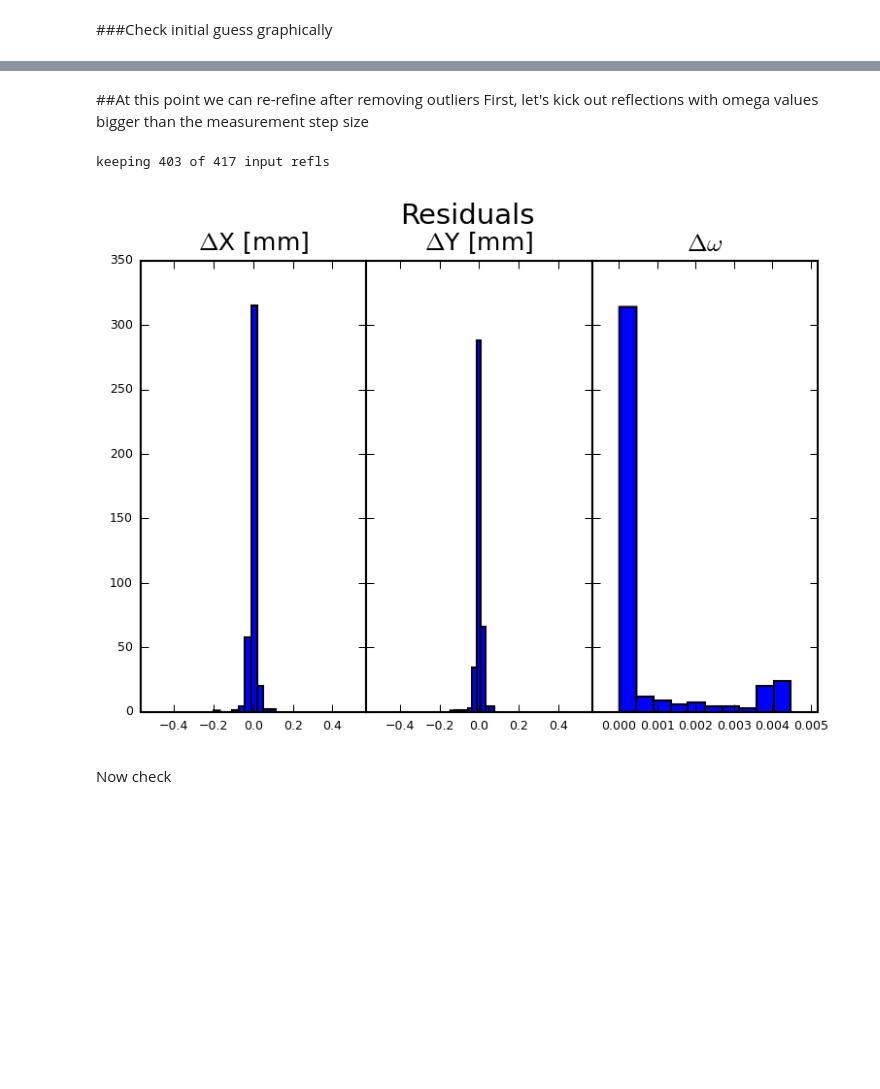
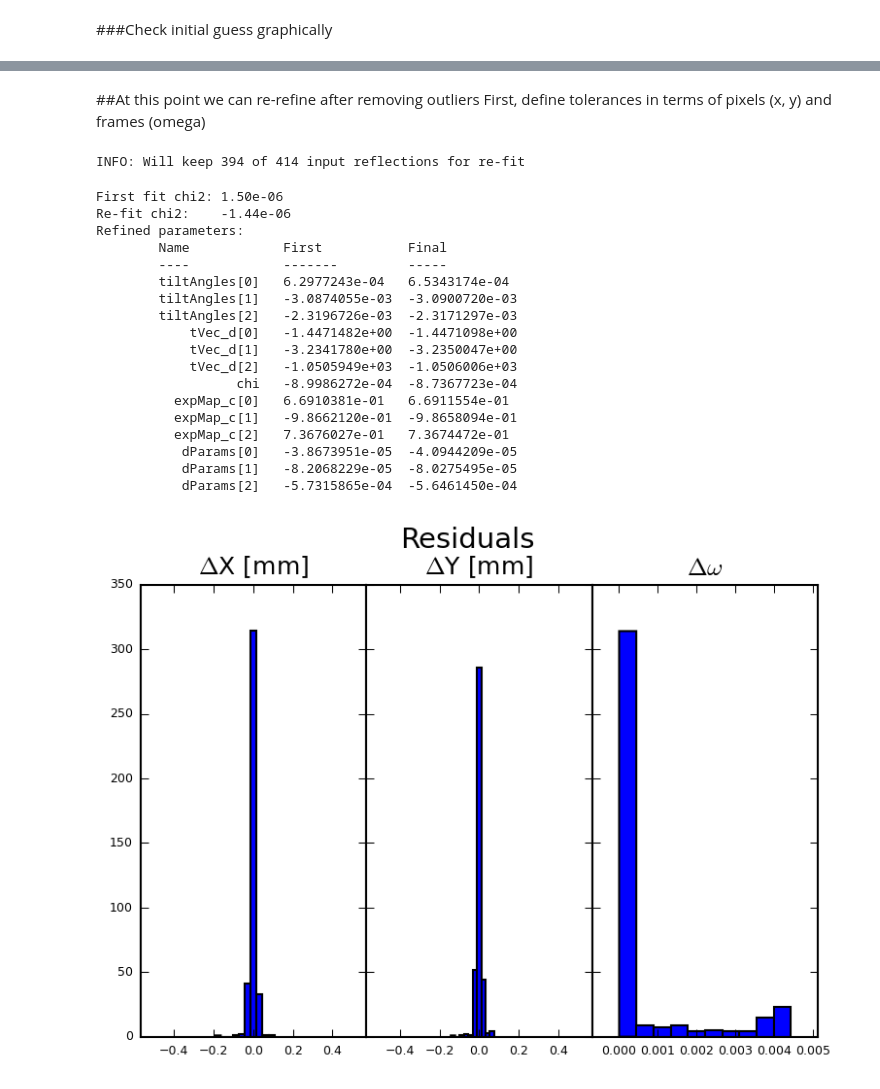
Before and after one commit to praxes/hexrd, a Jupyter notebook: share/calibrate_from_single_crystal.ipynb, the cells around one changed output, grey strips where cells are left out. Saved outputs shown, nothing was run; the diff lists cells and outputs as text; code cells hidden in the pictures; blank space fills up the shorter version.

```diff
--- a/share/calibrate_from_single_crystal.ipynb
+++ b/share/calibrate_from_single_crystal.ipynb
@@ -401,27 +550,33 @@ Refined parameters:
 # %% [markdown]
 ##At this point we can re-refine after removing outliers
-First, let's kick out reflections with omega values bigger than the measurement step size
+First, define tolerances in terms of pixels (x, y) and frames (omega)
+# %%
+n_pixels_tol = 1.0
+n_frames_tol = 1.0
+
+# define difference vectors for spot fits
+x_diff = abs(xyo_det[:, 0] - xyo_f[:, 0])
+y_diff = abs(xyo_det[:, 1] - xyo_f[:, 1])
+ome_diff = r2d*xf.angularDifference(xyo_det[:, 2], xyo_f[:, 2])
+
+# filter out reflections with centroids more than
+# a pixel and delta omega away from predicted value
+idx_1 = np.logical_and(
+    x_diff <= n_pixels_tol*cfg.instrument.detector.pixels.size[1],
+    np.logical_and(y_diff <= n_pixels_tol*cfg.instrument.detector.pixels.size[0],
+                   ome_diff <= n_frames_tol*cfg.image_series.omega.step))
+
+print "INFO: Will keep %d of %d input reflections for re-fit" %(sum(idx_1), sum(idx))
+idx_new = np.zeros_like(idx, dtype=bool)
+idx_new[np.where(idx_0 == 1)[0][idx_1]] = True
+idx_0 = idx_new
+# %% [output]
+INFO: Will keep 394 of 414 input reflections for re-fit
 # %%
-# first, kick out omegas that are too far away
-x_diff = abs(xyo_det[:, 0] - xyo_f[:, 0])
-y_diff = abs(xyo_det[:, 1] - xyo_f[:, 1])
-ome_diff = r2d*xf.angularDifference(xyo_det[:, 2], xyo_f[:, 2])
-
-# filter out reflections with centroids more than
-# a pixel and delta omega away from predicted value
-idx_1 = np.logical_and(
-    x_diff <= cfg.instrument.detector.pixels.size[1],
-    np.logical_and(y_diff <= cfg.instrument.detector.pixels.size[0],
-                   ome_diff <= cfg.image_series.omega.step))
-
-print "keeping %d of %d input refls" %(sum(idx_1), sum(idx))
-idx_new = np.zeros_like(idx, dtype=bool)
-idx_new[np.where(idx_0 == 1)[0][idx_1]] = True
-idx_0 = idx_new
-#
+# trim grain table
 hkls = gtable[idx_new, 2:5].T
-xyo_det   = gtable[idx_new, -3:]
-#
+xyo_det = gtable[idx_new, -3:]
+# REFIT!
 p_refined = fitting.calibrateDetectorFromSX(
     xyo_det, hkls, bMat, wlen, results['tiltAngles'], results['chi'],
     results['expMap_c'], results['tVec_d'], results['tVec_s'],
@@ -434,34 +589,60 @@ results = fitting.inputToGeomParams(p_refined)
 
 # dump old detector parfile
 make_old_detector_parfile(results, det_origin=det_origin, filename=old_parfilename)
 
 resd_f = fitting.objFuncSX(
     p_refined[refineFlag], p_refined, pFlag, dFunc, dFlag,
     xyo_det, hkls, bMat, vInv_s, wlen,
     bVec_ref, eta_ref, omePeriod, simOnly=False
     )
 xyo_f = fitting.objFuncSX(
     p_refined[refineFlag], p_refined, pFlag, dFunc, dFlag,
     xyo_det, hkls, bMat, vInv_s, wlen,
     bVec_ref, eta_ref, omePeriod, simOnly=True
     )
 
+nrefl = len(resd_f) / 3 # updated
+nu_fac = 1/(nrefl - sum(refineFlag) - 1.)
+chi2_f = nu_fac*sum(resd_f**2/xyo_f.flatten())
+print "First fit chi2:\t%1.2e\nRe-fit chi2:\t%1.2e\nRefined parameters:" \
+    %(chi2_i, chi2_f)
+print "\tName\t\tFirst\t\tFinal"
+print "\t----\t\t-------\t\t-----"
+for i in np.where(refineFlag)[0]:
+    print "\t%s\t%1.7e\t%1.7e" %(pnames[i], pref0[i], p_refined[i])
+print "\n"
+
 # new style method 2; use an axes array
 fig3, axs3 = plt.subplots(1, 3, sharex=False, sharey=True)
 fig3.subplots_adjust(wspace=0)
 fig3.suptitle("Residuals", fontsize=14, y=1.0)
 titles = [r'$\Delta$X [mm]', r'$\Delta$Y [mm]', r'$\Delta\omega$']
 for i in range(3):
     axs3[i].hist(resd_f.reshape(sum(idx_new), 3)[:, i], color='b')
     axs3[i].set_title(titles[i], fontsize=12)
     if i > 1:
         axs3[i].set_xlim(-0.0007, np.max(resd_f.reshape(sum(idx_new), 3)[:, i])+0.0007)
         axs3[i].set_xlim(-0.0007, np.max(resd_f.reshape(sum(idx_new), 3)[:, i])+0.0007)
     else:
         axs3[i].set_xlim(-0.57, 0.57)
         axs3[i].set_xlim(-0.57, 0.57)
 # %% [output]
-keeping 403 of 417 input refls
+First fit chi2: 1.50e-06
+Re-fit chi2:    -1.44e-06
+Refined parameters:
+        Name            First           Final
+        ----            -------         -----
+        tiltAngles[0]   6.2977243e-04   6.5343174e-04
+        tiltAngles[1]   -3.0874055e-03  -3.0900720e-03
+        tiltAngles[2]   -2.3196726e-03  -2.3171297e-03
+            tVec_d[0]   -1.4471482e+00  -1.4471098e+00
+            tVec_d[1]   -3.2341780e+00  -3.2350047e+00
+            tVec_d[2]   -1.0505949e+03  -1.0506006e+03
+                  chi   -8.9986272e-04  -8.7367723e-04
+          expMap_c[0]   6.6910381e-01   6.6911554e-01
+          expMap_c[1]   -9.8662120e-01  -9.8658094e-01
+          expMap_c[2]   7.3676027e-01   7.3674472e-01
+           dParams[0]   -3.8673951e-05  -4.0944209e-05
+           dParams[1]   -8.2068229e-05  -8.0275495e-05
+           dParams[2]   -5.7315865e-04  -5.6461450e-04
-[figure, old version]
+[figure, new version]
-# %% [markdown]
-Now check
```
Also changed, not shown: parts of 31 cells of this notebook, 1 other file.
